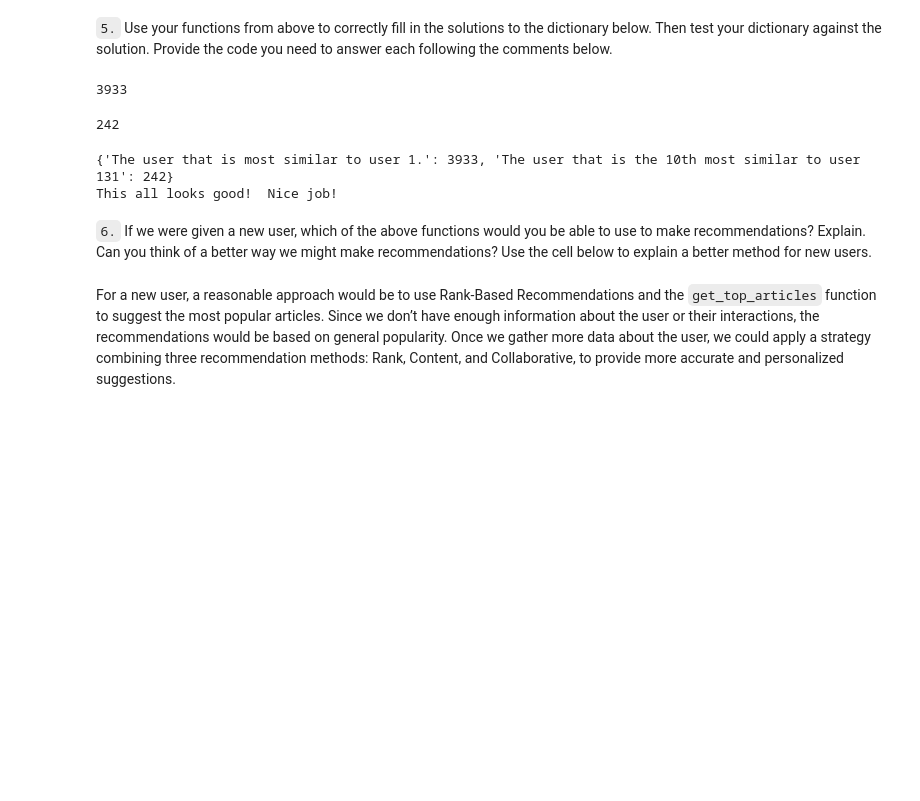
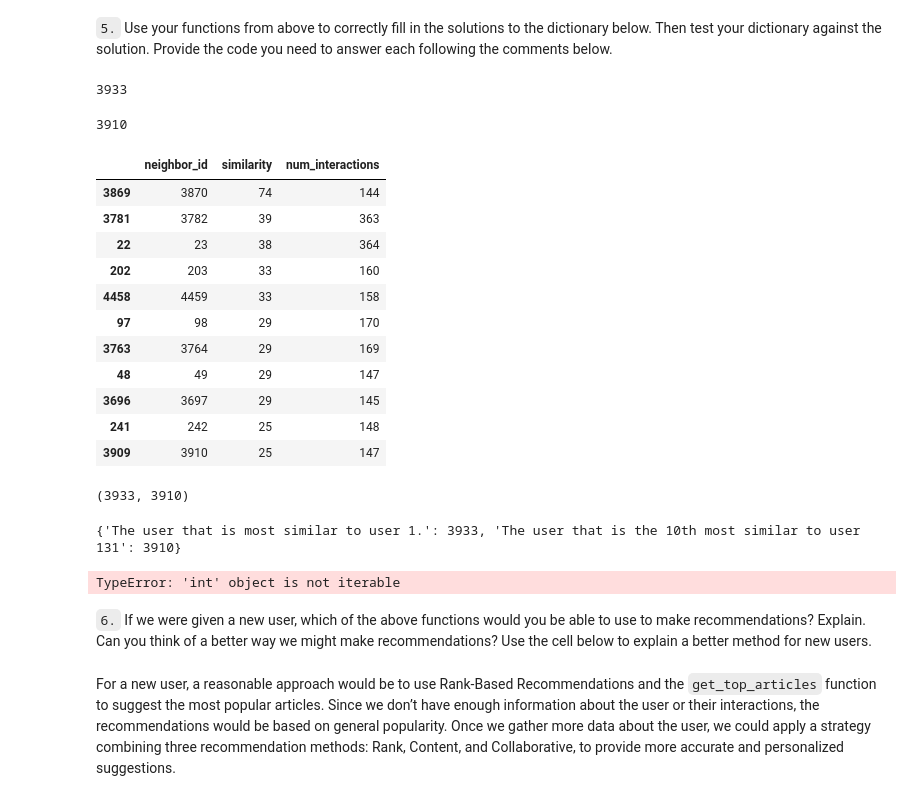
Before and after one commit to tienbt93/Udacity-Data-Scientist-Nanodegree, a Jupyter notebook: Project 3/Recommendations_with_IBM.ipynb, the cells around one changed output. Saved outputs shown, nothing was run; the diff lists cells and outputs as text; code cells hidden in the pictures; blank space fills up the shorter version.

Commit message:
Project 3: fix comment improve recommendations and result disscussions

```diff
--- a/Project 3/Recommendations_with_IBM.ipynb
+++ b/Project 3/Recommendations_with_IBM.ipynb
@@ -569,12 +547,13 @@ def get_top_sorted_users(user_id, df=df, user_item=user_item):
     '''
     # Compute dot product similarity of all users with the input user
     similarity = user_item.dot(user_item.loc[user_id])
-
+    # count number of interactions by user
+    count_by_user = df.groupby('user_id')['article_id'].count().reset_index()
     # Create a dataframe with neighbor_id, similarity, and number of interactions
     neighbors_df = pd.DataFrame({
         'neighbor_id': similarity.index,
         'similarity': similarity.values,
-        'num_interactions': user_item.sum(axis=1).values
+        'num_interactions': count_by_user[count_by_user['user_id'].isin(similarity.index)]['article_id'].values
     })
 
     # Remove the input user from neighbors
@@ -586,7 +565,6 @@ def get_top_sorted_users(user_id, df=df, user_item=user_item):
         ascending=False
     )
     return neighbors_df
-
 
 def user_user_recs_part2(user_id, m=10, df=df, user_item=user_item):
     '''
@@ -610,23 +588,27 @@ def user_user_recs_part2(user_id, m=10, df=df, user_item=user_item):
     # Articles seen by the input user
     seen_article_ids, _ = get_user_articles(user_id, user_item)
 
-    # Initialize empty lists for recommendations
-    recs = []
+    # Initialize empty set for potential recommendations
+    potential_recs = set()
 
     # Loop through neighbors to find articles they interacted with
     for neighbor_id in neighbors_df['neighbor_id']:
         neighbor_article_ids, _ = get_user_articles(neighbor_id, user_item)
-        new_recs = list(set(neighbor_article_ids) - set(seen_article_ids))
+        potential_recs.update(neighbor_article_ids)
 
-        # Add new recommendations to the list
-        recs.extend(new_recs)
+    # Remove articles already seen by the user
+    potential_recs = potential_recs - set(seen_article_ids)
 
-        # Stop if we have enough recommendations
-        if len(recs) >= m:
-            break
+    # Get article interaction counts
+    article_interactions = df.groupby('article_id')['user_id'].count().reset_index()
+    article_interactions.columns = ['article_id', 'interaction_count']
+    article_interactions = article_interactions.sort_values('interaction_count', ascending=False)
 
-    # Limit recommendations to the top m articles
-    recs = recs[:m]
+    # Filter and sort potential recommendations by interaction count
+    recs_df = article_interactions[article_interactions['article_id'].isin(potential_recs)]
+
+    # Get the top m articles based on the total number of interactions
+    recs = recs_df['article_id'].tolist()[:m]
 
     # Get article names for the recommended article IDs
     rec_names = get_article_names(recs, df)
@@ -655,12 +637,31 @@ get_top_sorted_users(1)['neighbor_id'].to_list()[0]
 # %%
 get_top_sorted_users(131)['neighbor_id'].to_list()[10]
 # %% [output]
-242
+3910
+# %%
+get_top_sorted_users(131).head(11)
+# %% [output]
+|  | neighbor_id | similarity | num_interactions |
+| 3869 | 3870 | 74 | 144 |
+| 3781 | 3782 | 39 | 363 |
+| 22 | 23 | 38 | 364 |
+| 202 | 203 | 33 | 160 |
+| 4458 | 4459 | 33 | 158 |
+| 97 | 98 | 29 | 170 |
+| 3763 | 3764 | 29 | 169 |
+| 48 | 49 | 29 | 147 |
+| 3696 | 3697 | 29 | 145 |
+| 241 | 242 | 25 | 148 |
+| 3909 | 3910 | 25 | 147 |
 # %%
 ### Tests with a dictionary of results
 
 user1_most_sim = get_top_sorted_users(1)['neighbor_id'].to_list()[0] # Find the user that is most similar to user 1
 user131_10th_sim = get_top_sorted_users(131)['neighbor_id'].to_list()[10] # Find the 10th most similar user to user 131
+# %%
+user1_most_sim, user131_10th_sim
+# %% [output]
+(3933, 3910)
 # %%
 ## Dictionary Test Here
 sol_5_dict = {
@@ -670,8 +671,8 @@ sol_5_dict = {
 print(sol_5_dict)
 t.sol_5_test(sol_5_dict)
 # %% [output]
-{'The user that is most similar to user 1.': 3933, 'The user that is the 10th most similar to user 131': 242}
-This all looks good!  Nice job!
+{'The user that is most similar to user 1.': 3933, 'The user that is the 10th most similar to user 131': 3910}
+TypeError: 'int' object is not iterable
 # %% [markdown]
 `6.` If we were given a new user, which of the above functions would you be able to use to make recommendations?  Explain.  Can you think of a better way we might make recommendations?  Use the cell below to explain a better method for new users.
 # %% [markdown]
```
Also changed, not shown: parts of 5 cells of this notebook.
